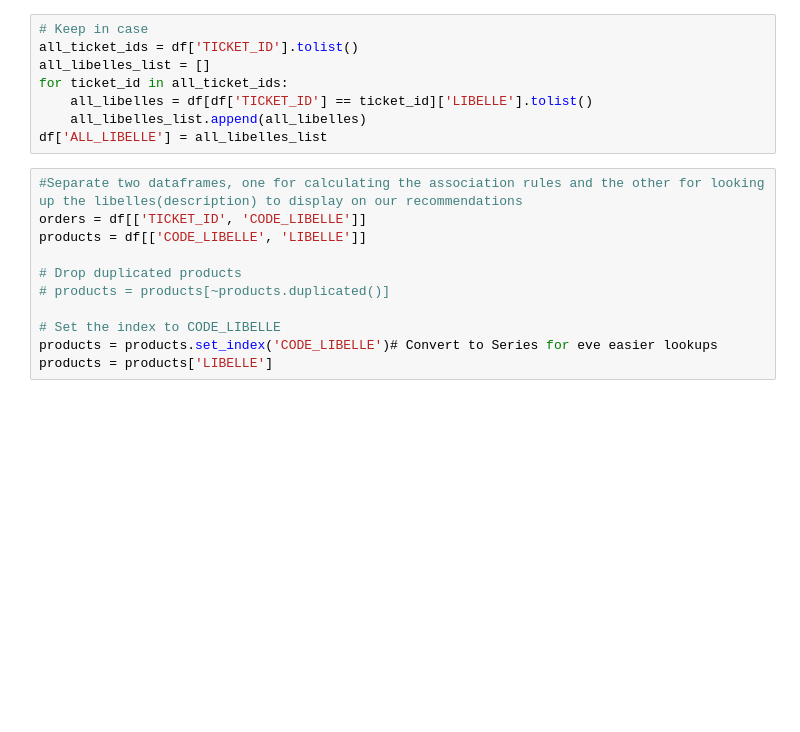
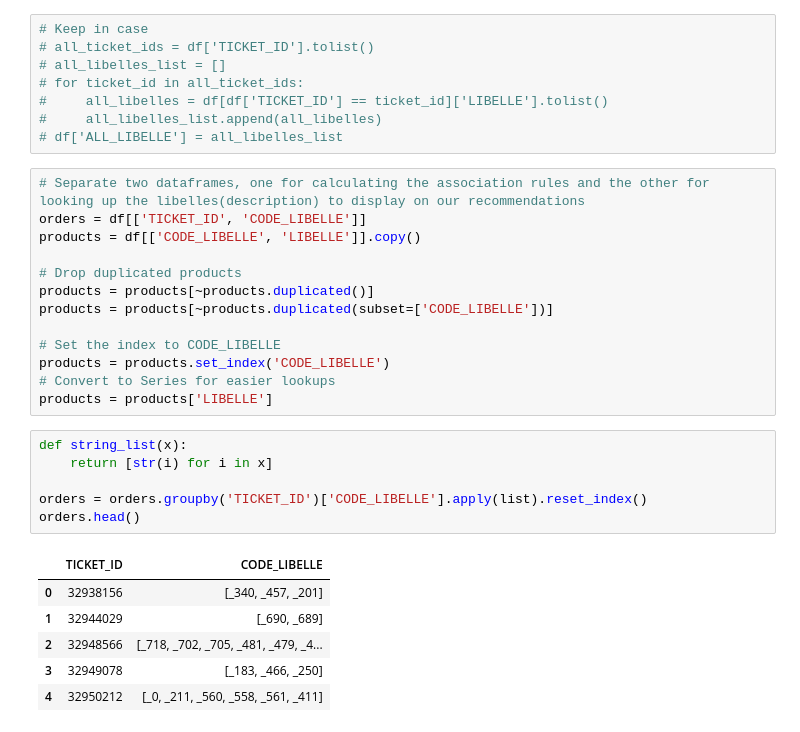
Before and after one commit to gu1lhemlcb/T-DAT, a Jupyter notebook: items_bought_together.ipynb, the cells around one changed output. Saved outputs shown, nothing was run; the diff lists cells and outputs as text; blank space fills up the shorter version.

```diff
--- a/items_bought_together.ipynb
+++ b/items_bought_together.ipynb
@@ -52,19 +52,34 @@ df.head(30)
 # %%
 # Keep in case
-all_ticket_ids = df['TICKET_ID'].tolist()
-all_libelles_list = []
-for ticket_id in all_ticket_ids:
-    all_libelles = df[df['TICKET_ID'] == ticket_id]['LIBELLE'].tolist()
-    all_libelles_list.append(all_libelles)
-df['ALL_LIBELLE'] = all_libelles_list
+# all_ticket_ids = df['TICKET_ID'].tolist()
+# all_libelles_list = []
+# for ticket_id in all_ticket_ids:
+#     all_libelles = df[df['TICKET_ID'] == ticket_id]['LIBELLE'].tolist()
+#     all_libelles_list.append(all_libelles)
+# df['ALL_LIBELLE'] = all_libelles_list
 # %%
-#Separate two dataframes, one for calculating the association rules and the other for looking up the libelles(description) to display on our recommendations
+# Separate two dataframes, one for calculating the association rules and the other for looking up the libelles(description) to display on our recommendations
 orders = df[['TICKET_ID', 'CODE_LIBELLE']]
-products = df[['CODE_LIBELLE', 'LIBELLE']]
+products = df[['CODE_LIBELLE', 'LIBELLE']].copy()
 
 # Drop duplicated products
-# products = products[~products.duplicated()]
+products = products[~products.duplicated()]
+products = products[~products.duplicated(subset=['CODE_LIBELLE'])]
 
 # Set the index to CODE_LIBELLE
-products = products.set_index('CODE_LIBELLE')# Convert to Series for eve easier lookups
+products = products.set_index('CODE_LIBELLE')
+# Convert to Series for easier lookups
 products = products['LIBELLE']
+# %%
+def string_list(x):
+    return [str(i) for i in x]
+
+orders = orders.groupby('TICKET_ID')['CODE_LIBELLE'].apply(list).reset_index()
+orders.head()
+# %% [output]
+|  | TICKET_ID | CODE_LIBELLE |
+| 0 | 32938156 | [_340, _457, _201] |
+| 1 | 32944029 | [_690, _689] |
+| 2 | 32948566 | [_718, _702, _705, _481, _479, _4... |
+| 3 | 32949078 | [_183, _466, _250] |
+| 4 | 32950212 | [_0, _211, _560, _558, _561, _411] |
```
Also changed, not shown: parts of 11 cells of this notebook.
